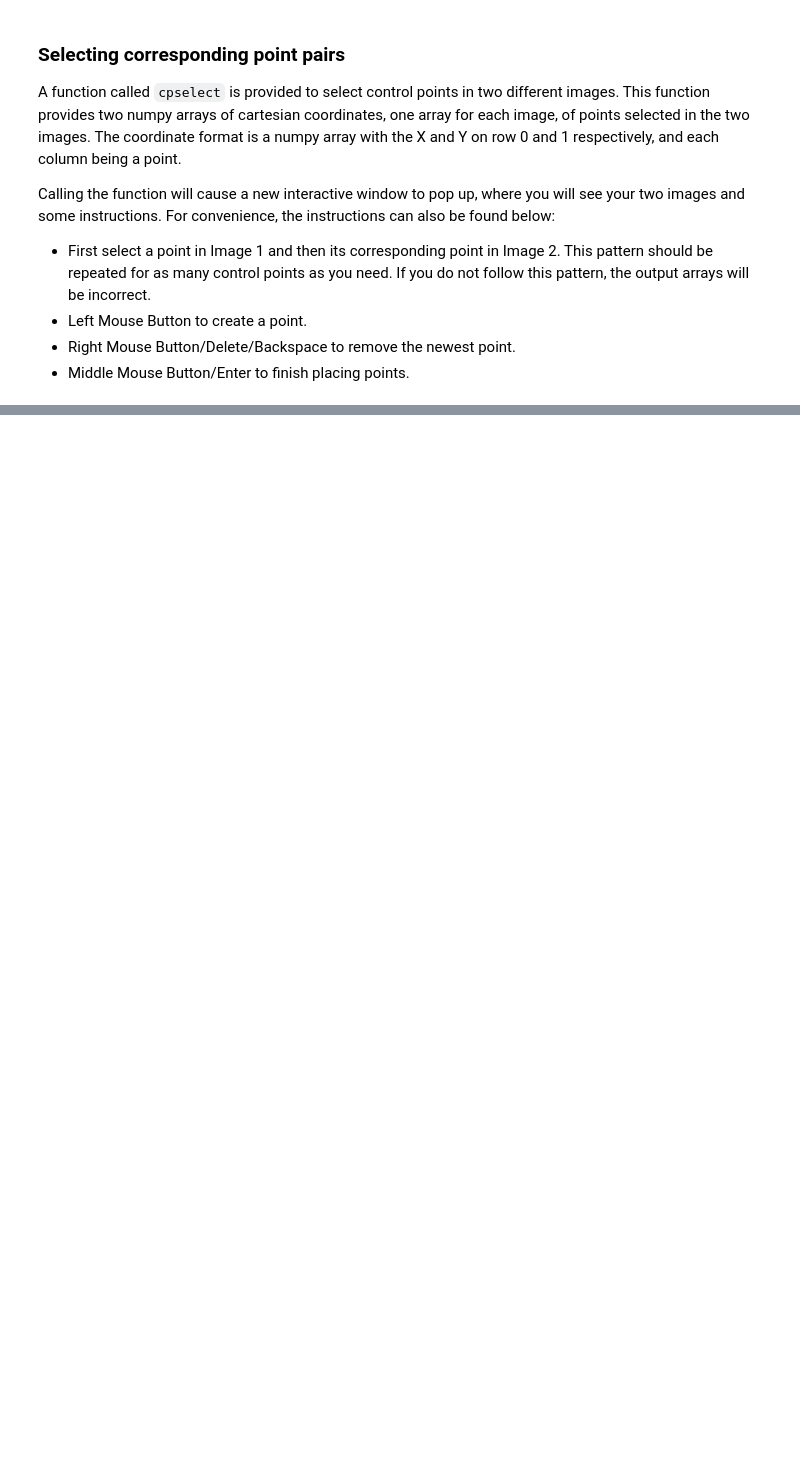
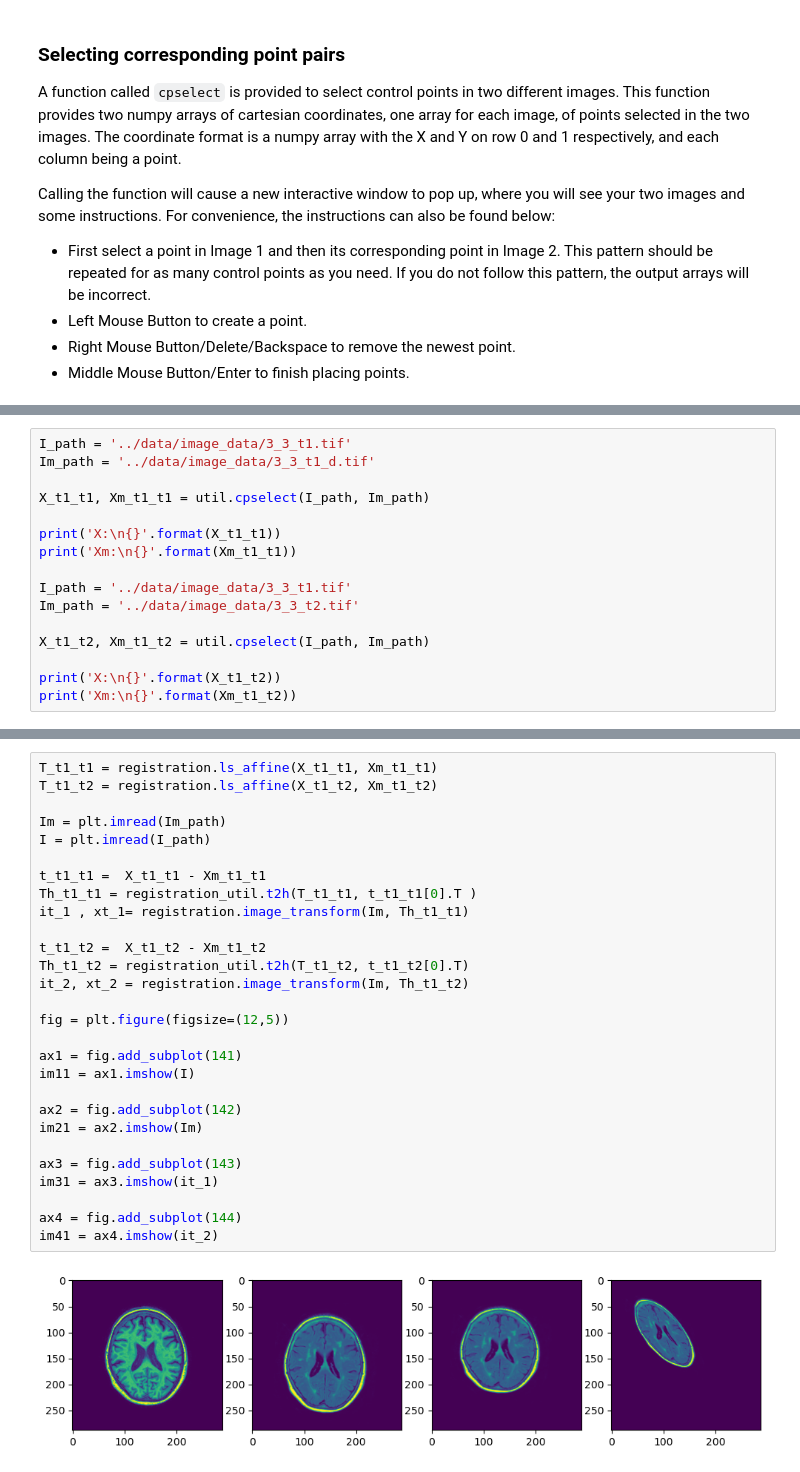
Before and after one commit to Jetteb/Medical_image_analysis_projects, a Jupyter notebook: 1.6_Registration_project.ipynb, the cells around one changed output, grey strips where cells are left out. Saved outputs shown, nothing was run; the diff lists cells and outputs as text; blank space fills up the shorter version.

```diff
--- a/1.6_Registration_project.ipynb
+++ b/1.6_Registration_project.ipynb
@@ -129,0 +148,16 @@ Repeat the same for a pair of corresponding T1 and T2 slices (e.g. `3_2_t1.tif`
+# %%
+I_path = '../data/image_data/3_3_t1.tif'
+Im_path = '../data/image_data/3_3_t1_d.tif'
+
+X_t1_t1, Xm_t1_t1 = util.cpselect(I_path, Im_path)
+
+print('X:\n{}'.format(X_t1_t1))
+print('Xm:\n{}'.format(Xm_t1_t1))
+
+I_path = '../data/image_data/3_3_t1.tif'
+Im_path = '../data/image_data/3_3_t2.tif'
+
+X_t1_t2, Xm_t1_t2 = util.cpselect(I_path, Im_path)
+
+print('X:\n{}'.format(X_t1_t2))
+print('Xm:\n{}'.format(Xm_t1_t2))
@@ -130,3 +177,33 @@ Repeat the same for a pair of corresponding T1 and T2 slices (e.g. `3_2_t1.tif`
+# %%
+T_t1_t1 = registration.ls_affine(X_t1_t1, Xm_t1_t1)
+T_t1_t2 = registration.ls_affine(X_t1_t2, Xm_t1_t2)
+
+Im = plt.imread(Im_path)
+I = plt.imread(I_path)
+
+t_t1_t1 =  X_t1_t1 - Xm_t1_t1
+Th_t1_t1 = registration_util.t2h(T_t1_t1, t_t1_t1[0].T )
+it_1 , xt_1= registration.image_transform(Im, Th_t1_t1)
+
+t_t1_t2 =  X_t1_t2 - Xm_t1_t2
+Th_t1_t2 = registration_util.t2h(T_t1_t2, t_t1_t2[0].T)
+it_2, xt_2 = registration.image_transform(Im, Th_t1_t2)
+
+fig = plt.figure(figsize=(12,5))
+
+ax1 = fig.add_subplot(141)
+im11 = ax1.imshow(I)
+
+ax2 = fig.add_subplot(142)
+im21 = ax2.imshow(Im)
+
+ax3 = fig.add_subplot(143)
+im31 = ax3.imshow(it_1)
+
+ax4 = fig.add_subplot(144)
+im41 = ax4.imshow(it_2)
+# %% [output]
+[figure, added]
 # %% [markdown]
 <div id="evaluation"></div>
 
```
Also changed, not shown: parts of 14 cells of this notebook.
